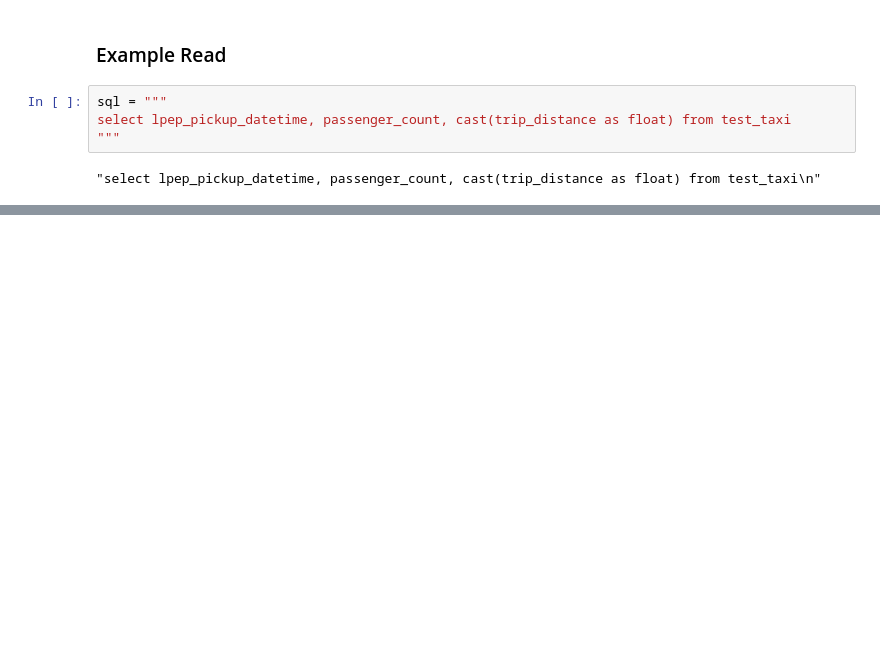
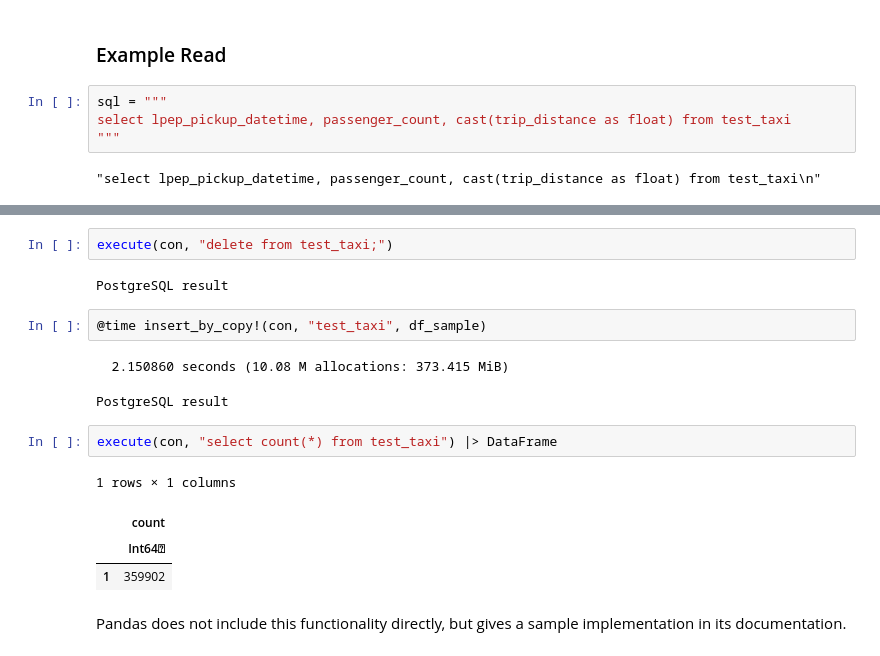
Before and after one commit to lungben/julia_experiments, a Jupyter notebook: notebooks/data_frame_comparison_julia.ipynb, the cells around one changed output, grey strips where cells are left out. Cells and saved outputs as stored; diff of their text form; blank space fills up the shorter version.

```diff
--- a/notebooks/data_frame_comparison_julia.ipynb
+++ b/notebooks/data_frame_comparison_julia.ipynb
@@ -936,0 +976,18 @@ dtype: object
+# %%
+execute(con, "delete from test_taxi;")
+# %% [output]
+PostgreSQL result
+# %%
+@time insert_by_copy!(con, "test_taxi", df_sample)
+# %% [output]
+  2.150860 seconds (10.08 M allocations: 373.415 MiB)
+PostgreSQL result
+# %%
+execute(con, "select count(*) from test_taxi") |> DataFrame
+# %% [output]
+1 rows × 1 columns
+|  | count |
+|  | Int64⍰ |
+| 1 | 359902 |
+# %% [markdown]
+Pandas does not include this functionality directly, but gives a sample implementation in its documentation.
```
Also changed, not shown: parts of 20 cells of this notebook.
